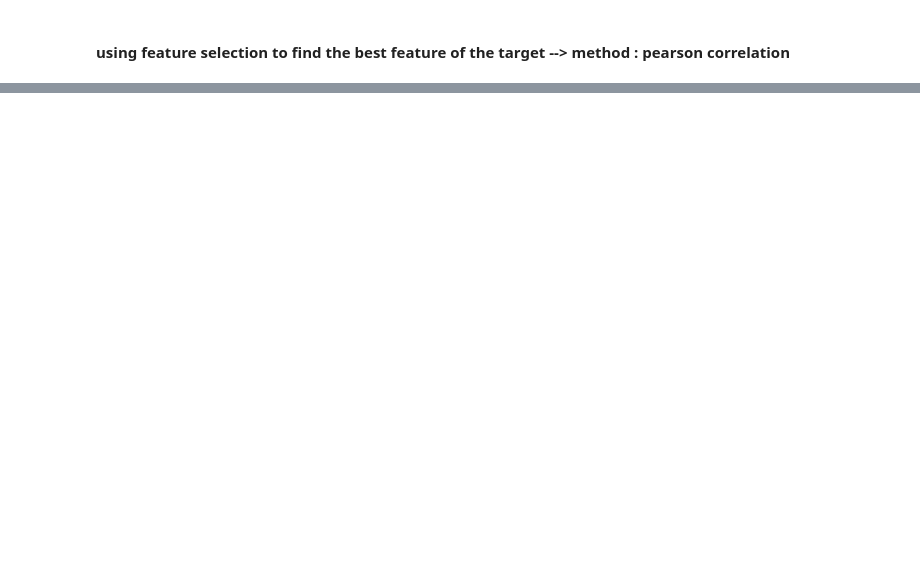
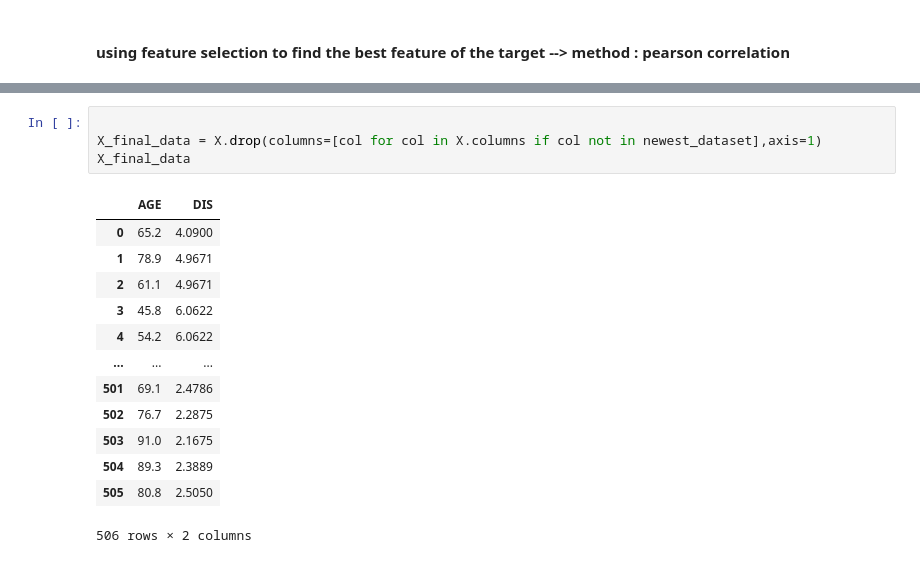
Before and after one commit to surya-moorthy/python_practice, a Jupyter notebook: data_sci/2-3-boston.ipynb, the cells around one changed output, grey strips where cells are left out. Saved outputs shown, nothing was run; the diff lists cells and outputs as text; blank space fills up the shorter version.

```diff
--- a/data_sci/2-3-boston.ipynb
+++ b/data_sci/2-3-boston.ipynb
@@ -92,0 +85,18 @@ newest_dataset
+# %%
+
+X_final_data = X.drop(columns=[col for col in X.columns if col not in newest_dataset],axis=1)
+X_final_data
+# %% [output]
+|  | AGE | DIS |
+| 0 | 65.2 | 4.0900 |
+| 1 | 78.9 | 4.9671 |
+| 2 | 61.1 | 4.9671 |
+| 3 | 45.8 | 6.0622 |
+| 4 | 54.2 | 6.0622 |
+| ... | ... | ... |
+| 501 | 69.1 | 2.4786 |
+| 502 | 76.7 | 2.2875 |
+| 503 | 91.0 | 2.1675 |
+| 504 | 89.3 | 2.3889 |
+| 505 | 80.8 | 2.5050 |
+506 rows × 2 columns
```
Also changed, not shown: parts of 10 cells of this notebook.
